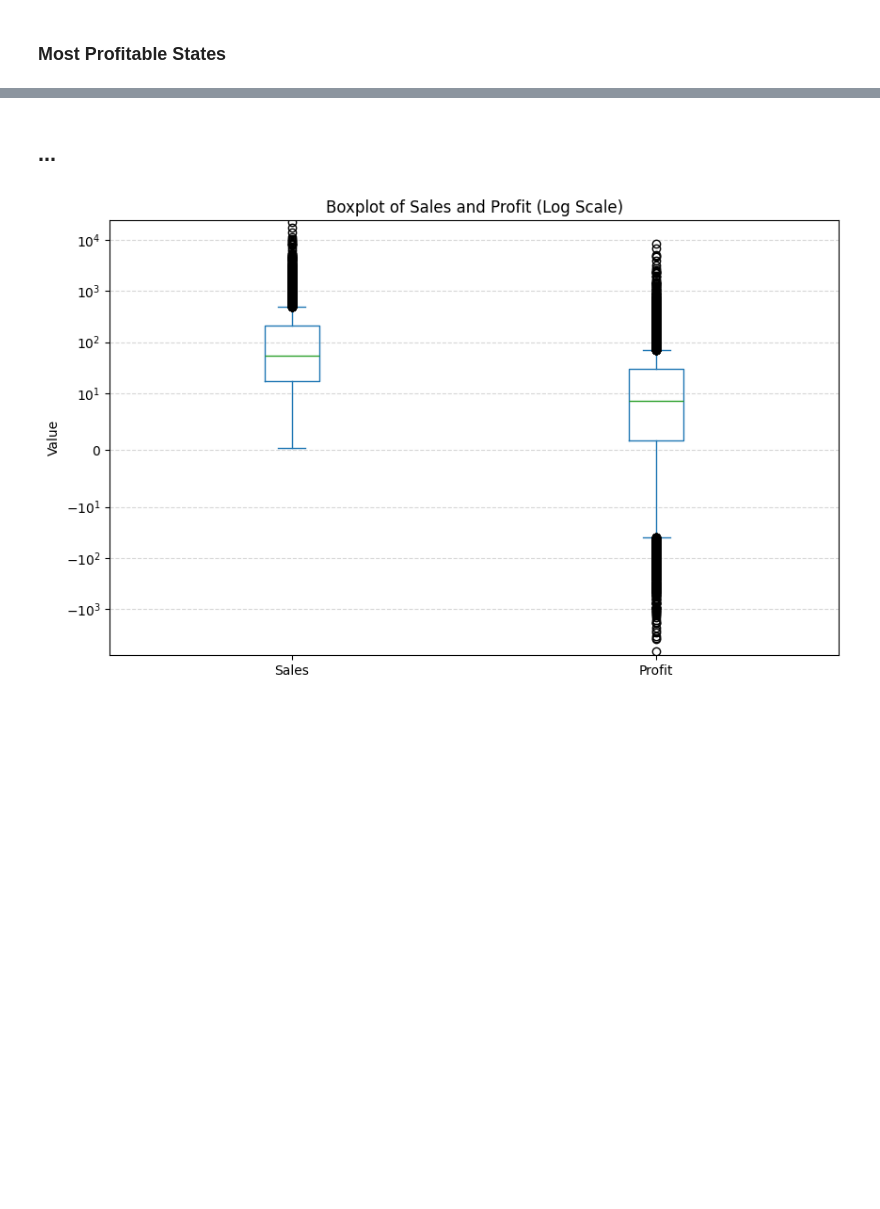
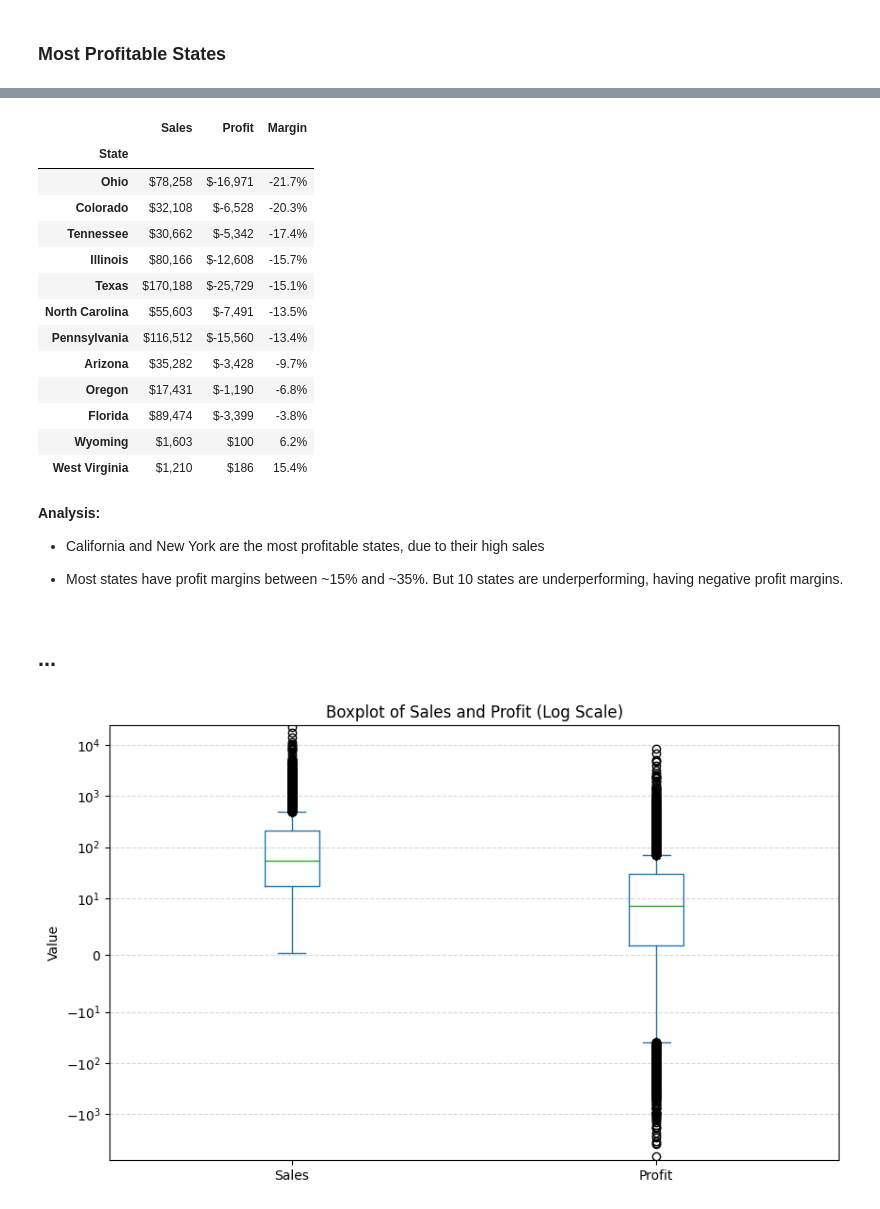
Before and after one commit to victorquoos/superstore-sales-analysis, a Jupyter notebook: notebooks/analysis.ipynb, the cells around one changed output, grey strips where cells are left out. Saved outputs shown, nothing was run; the diff lists cells and outputs as text; code cells hidden in the pictures; blank space fills up the shorter version.

```diff
--- a/notebooks/analysis.ipynb
+++ b/notebooks/analysis.ipynb
@@ -377,3 +392,30 @@ plt.show()
+# %%
+states_performance.sort_values("Margin", ascending=True).head(12).style.format({
+    "Sales": "${:,.0f}",
+    "Profit": "${:,.0f}",
+    "Margin": "{:.1f}%"
+})
+# %% [output]
+|  | Sales | Profit | Margin |
+| State |  |  |  |
+| Ohio | $78,258 | $-16,971 | -21.7% |
+| Colorado | $32,108 | $-6,528 | -20.3% |
+| Tennessee | $30,662 | $-5,342 | -17.4% |
+| Illinois | $80,166 | $-12,608 | -15.7% |
+| Texas | $170,188 | $-25,729 | -15.1% |
+| North Carolina | $55,603 | $-7,491 | -13.5% |
+| Pennsylvania | $116,512 | $-15,560 | -13.4% |
+| Arizona | $35,282 | $-3,428 | -9.7% |
+| Oregon | $17,431 | $-1,190 | -6.8% |
+| Florida | $89,474 | $-3,399 | -3.8% |
+| Wyoming | $1,603 | $100 | 6.2% |
+| West Virginia | $1,210 | $186 | 15.4% |
+# %% [markdown]
+**Analysis:**
+
+- California and New York are the most profitable states, due to their high sales
+
+- Most states have profit margins between ~15% and ~35%. But 10 states are underperforming, having negative profit margins.
 # %% [markdown]
 ## ...
 # %%
```
Also changed, not shown: parts of 5 cells of this notebook.
